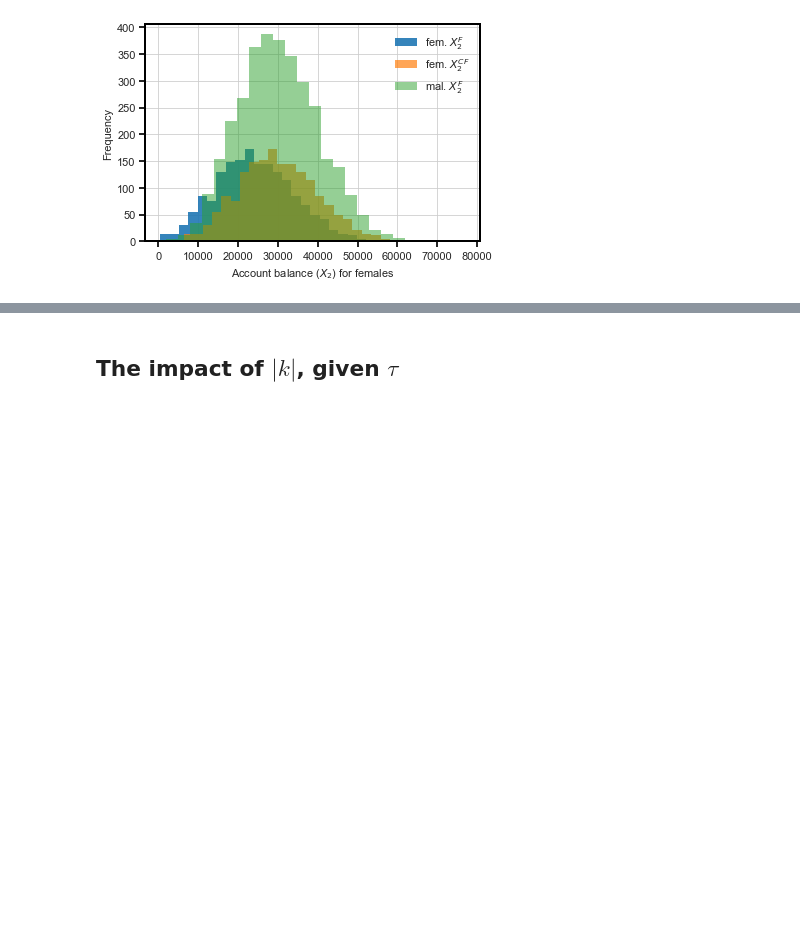
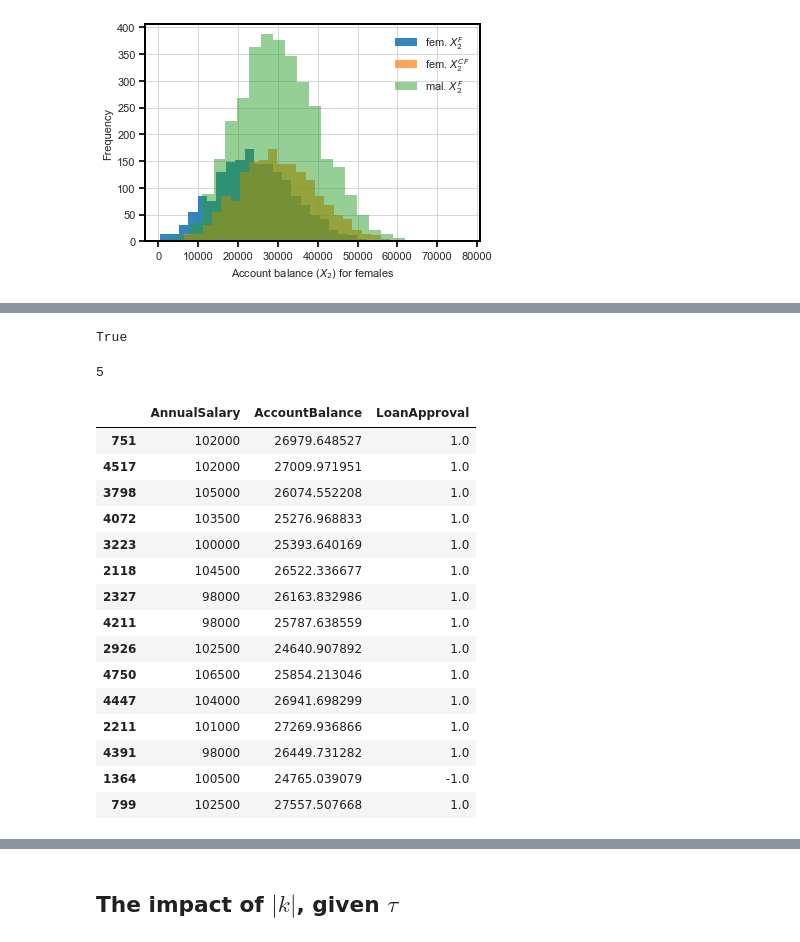
Before and after one commit to cc-jalvarez/counterfactual-situation-testing, a Jupyter notebook: src/analysis_loan_application_TheTwoCSTs.ipynb, the cells around one changed output, grey strips where cells are left out. Drawn from its saved outputs; the diff is of its cells as text; code cells hidden in the pictures; blank space fills up the shorter version.

```diff
--- a/src/analysis_loan_application_TheTwoCSTs.ipynb
+++ b/src/analysis_loan_application_TheTwoCSTs.ipynb
@@ -81,14 +88,18 @@ Text(0.5, 0, 'Account balance ($X_2$) for females')
 # %%
-### attribute-specific params
-feat_trgt = 'LoanApproval'
-feat_trgt_vals = {'positive': 1, 'negative': -1}
-# list of relevant features
-feat_rlvt = ['AnnualSalary', 'AccountBalance']
-# protected feature
-feat_prot = 'Gender'
-# values for the protected feature: use 'non_protected' and 'protected' accordingly
-feat_prot_vals = {'non_protected': 0, 'protected': 1}
+# ### attribute-specific params
+# feat_trgt = 'LoanApproval'
+# feat_trgt_vals = {'positive': 1, 'negative': -1}
+# # list of relevant features
+# feat_rlvt = ['AnnualSalary', 'AccountBalance']
+# # protected feature
+# feat_prot = 'Gender'
+# # values for the protected feature: use 'non_protected' and 'protected' accordingly
+# feat_prot_vals = {'non_protected': 0, 'protected': 1}
 
 ### st-specific params
+# size of neighborhoods
+n = 15
 # significance level
 alpha = 0.05
+# tau diviation
+tau = 0.0
@@ -102,0 +175,41 @@ print(org_df[org_df['Gender']==1].shape[0] / org_df.shape[0] * 100)
+# %%
+# c's in CST w/o and w/ THAT ARE STATISTICALLY SIGNIFICANT
+temp_s1 = cst_wi_stts[(cst_wi_stts['DiscEvi'] == 'Yes') & (cst_wi_stts['StatEvi'] == 'Yes')]['individual'].to_list()
+temp_s2 = cst_wo_stts[(cst_wo_stts['DiscEvi'] == 'Yes') & (cst_wo_stts['StatEvi'] == 'Yes')]['individual'].to_list()
+temp_s3 = [c for c in temp_s1 if c in temp_s2]
+# Are these the same for both CST versions?
+print(len(temp_s1) == len(temp_s3))
+# %% [output]
+True
+# %%
+set1[0]
+# %% [output]
+5
+# %%
+c=5
+var = ['AnnualSalary', 'AccountBalance', 'LoanApproval']
+
+temp_ctr_wo = org_df.iloc[cst_wo_knns[c]['ctr_idx'], :][var]
+temp_tst_wo = org_cf_df.iloc[cst_wo_knns[c]['tst_idx'], :][var]
+
+temp_ctr_wi = org_df.iloc[cst_wi_knns[c]['ctr_idx'], :][var]
+temp_tst_wi = org_cf_df.iloc[cst_wi_knns[c]['tst_idx'], :][var]
+# %%
+temp_ctr_wo
+# %% [output]
+|  | AnnualSalary | AccountBalance | LoanApproval |
+| 751 | 102000 | 26979.648527 | 1.0 |
+| 4517 | 102000 | 27009.971951 | 1.0 |
+| 3798 | 105000 | 26074.552208 | 1.0 |
+| 4072 | 103500 | 25276.968833 | 1.0 |
+| 3223 | 100000 | 25393.640169 | 1.0 |
+| 2118 | 104500 | 26522.336677 | 1.0 |
+| 2327 | 98000 | 26163.832986 | 1.0 |
+| 4211 | 98000 | 25787.638559 | 1.0 |
+| 2926 | 102500 | 24640.907892 | 1.0 |
+| 4750 | 106500 | 25854.213046 | 1.0 |
+| 4447 | 104000 | 26941.698299 | 1.0 |
+| 2211 | 101000 | 27269.936866 | 1.0 |
+| 4391 | 98000 | 26449.731282 | 1.0 |
+| 1364 | 100500 | 24765.039079 | -1.0 |
+| 799 | 102500 | 27557.507668 | 1.0 |
```
Also changed, not shown: parts of 17 cells of this notebook, 1 other file.
